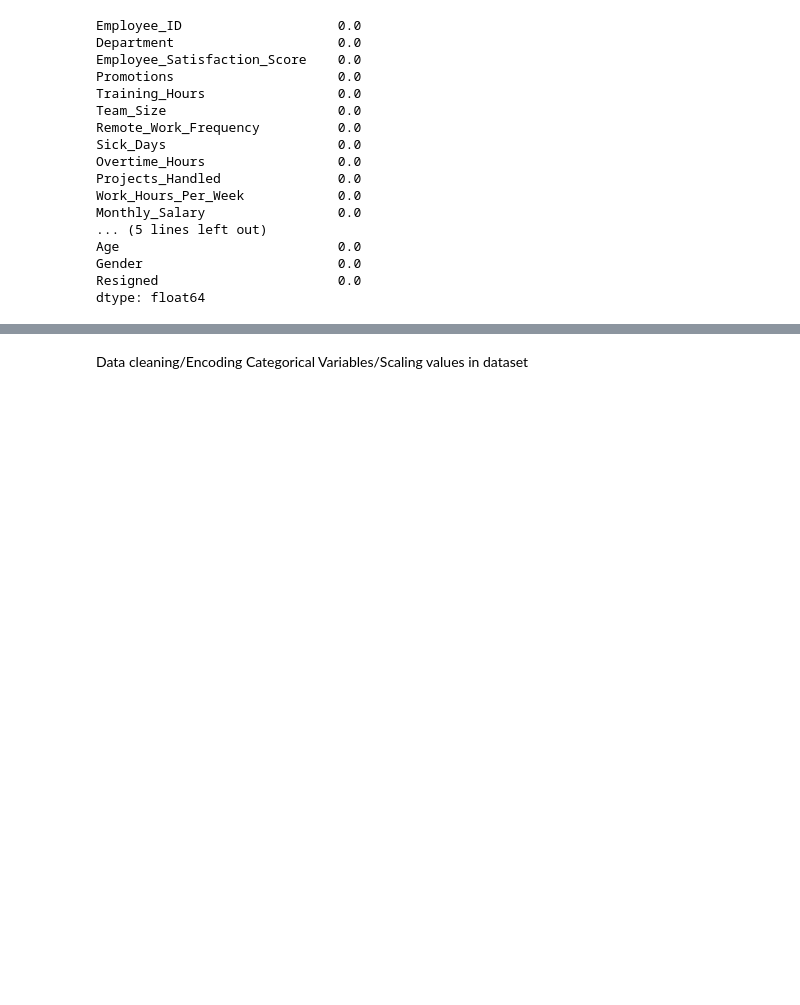
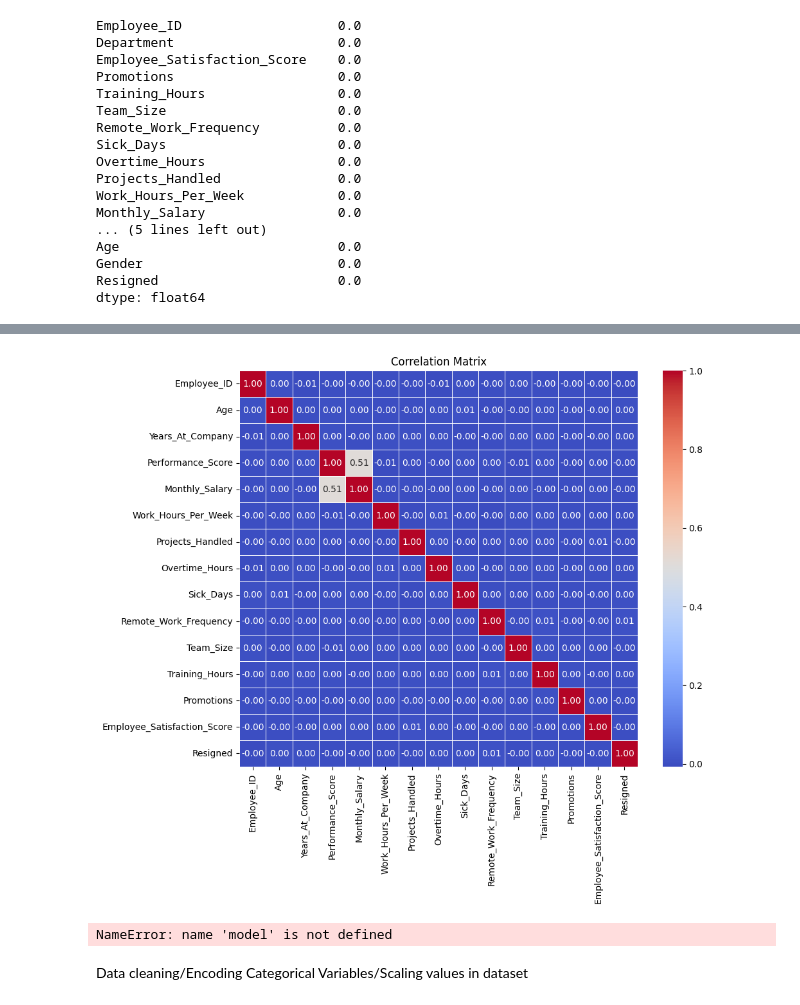
Before and after one commit to KubaBili001/asi-project, a Jupyter notebook: Lab1/ASI_EmployeeSatisfactionScore_Prediction.ipynb, the cells around one changed output, grey strips where cells are left out. Cells and saved outputs as stored; diff of their text form; code cells hidden in the pictures; blank space fills up the shorter version.

```diff
--- a/Lab1/ASI_EmployeeSatisfactionScore_Prediction.ipynb
+++ b/Lab1/ASI_EmployeeSatisfactionScore_Prediction.ipynb
@@ -60,3 +72,23 @@ dtype: float64
+# %%
+correlation_matrix = df.corr()
+
+plt.figure(figsize=(10, 8))
+sns.heatmap(correlation_matrix, annot=True, cmap="coolwarm", fmt=".2f", linewidths=0.5)
+plt.title("Correlation Matrix")
+plt.show()
+# %% [output]
+[figure, added]
+# %%
+importances = model.feature_importances_
+features = df.columns.drop('Employee_Satisfaction_Score')
+plt.figure(figsize=(10, 6))
+plt.barh(features, importances)
+plt.xlabel("Feature Importance")
+plt.ylabel("Feature")
+plt.title("Feature Importance for Predicting Employee Satisfaction Score")
+plt.show()
+# %% [output]
+NameError: name 'model' is not defined
 # %% [markdown]
 Data cleaning/Encoding Categorical Variables/Scaling values in dataset
 # %%
```
Also changed, not shown: parts of 1 cell of this notebook.
